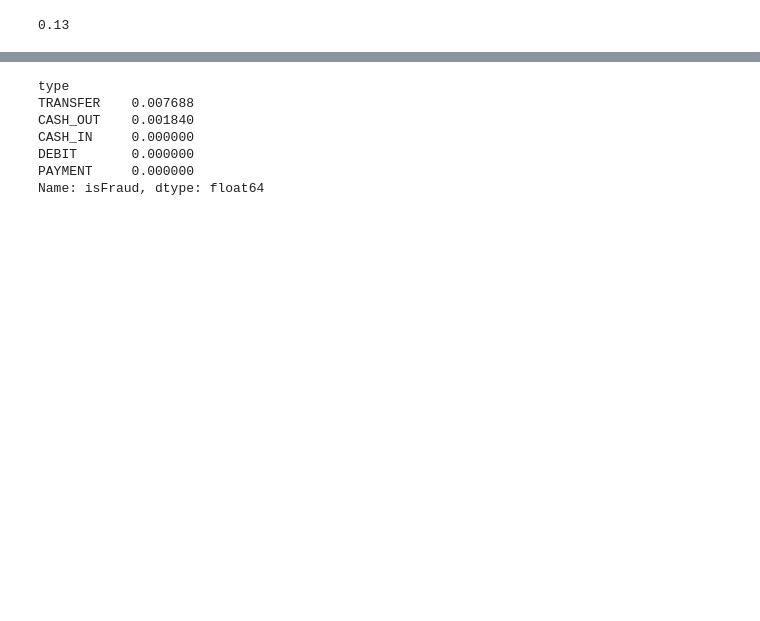
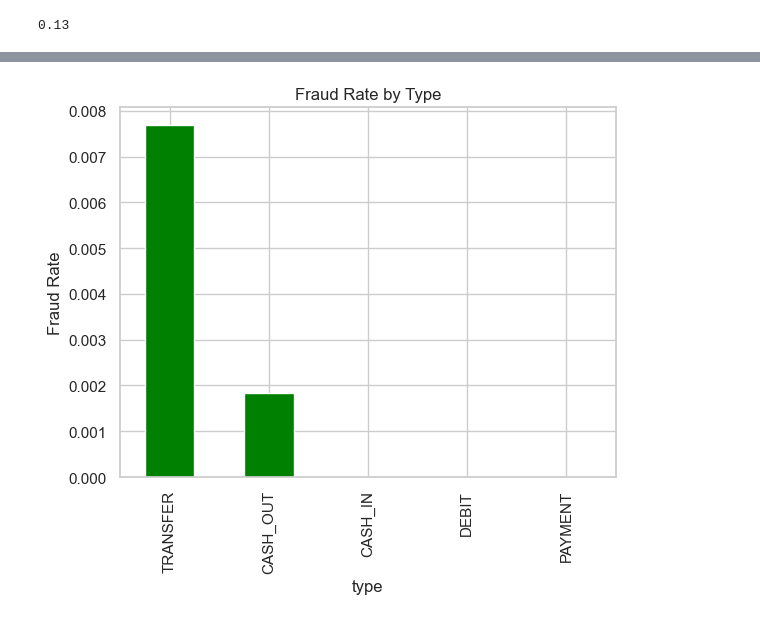
Before and after one commit to atchj001/Data_Science-and-ML-projects, a Jupyter notebook: Fraud Detection/analysis_model.ipynb, the cells around one changed output, grey strips where cells are left out. Drawn from its saved outputs; the diff is of its cells as text; code cells hidden in the pictures; blank space fills up the shorter version.

```diff
--- a/Fraud Detection/analysis_model.ipynb
+++ b/Fraud Detection/analysis_model.ipynb
@@ -97,11 +135,9 @@ plt.show()
 # %%
-fraud_by_type = df.groupby("type")["isFraud"].mean().sort_values(ascending=False)
+fraud_by_type = df.groupby("type")["isFraud"].mean().sort_values(ascending=False) # grouped dataset by transaction type and taken the mean of isFraud for each group
+fraud_by_type.plot(kind="bar", title="Fraud Rate by Type", color="green")
+plt.ylabel("Fraud Rate")
+
 print(fraud_by_type)
+plt.show()
 # %% [output]
-type
-TRANSFER    0.007688
-CASH_OUT    0.001840
-CASH_IN     0.000000
-DEBIT       0.000000
-PAYMENT     0.000000
-Name: isFraud, dtype: float64
+[figure, added]
```
Also changed, not shown: parts of 7 cells of this notebook.
